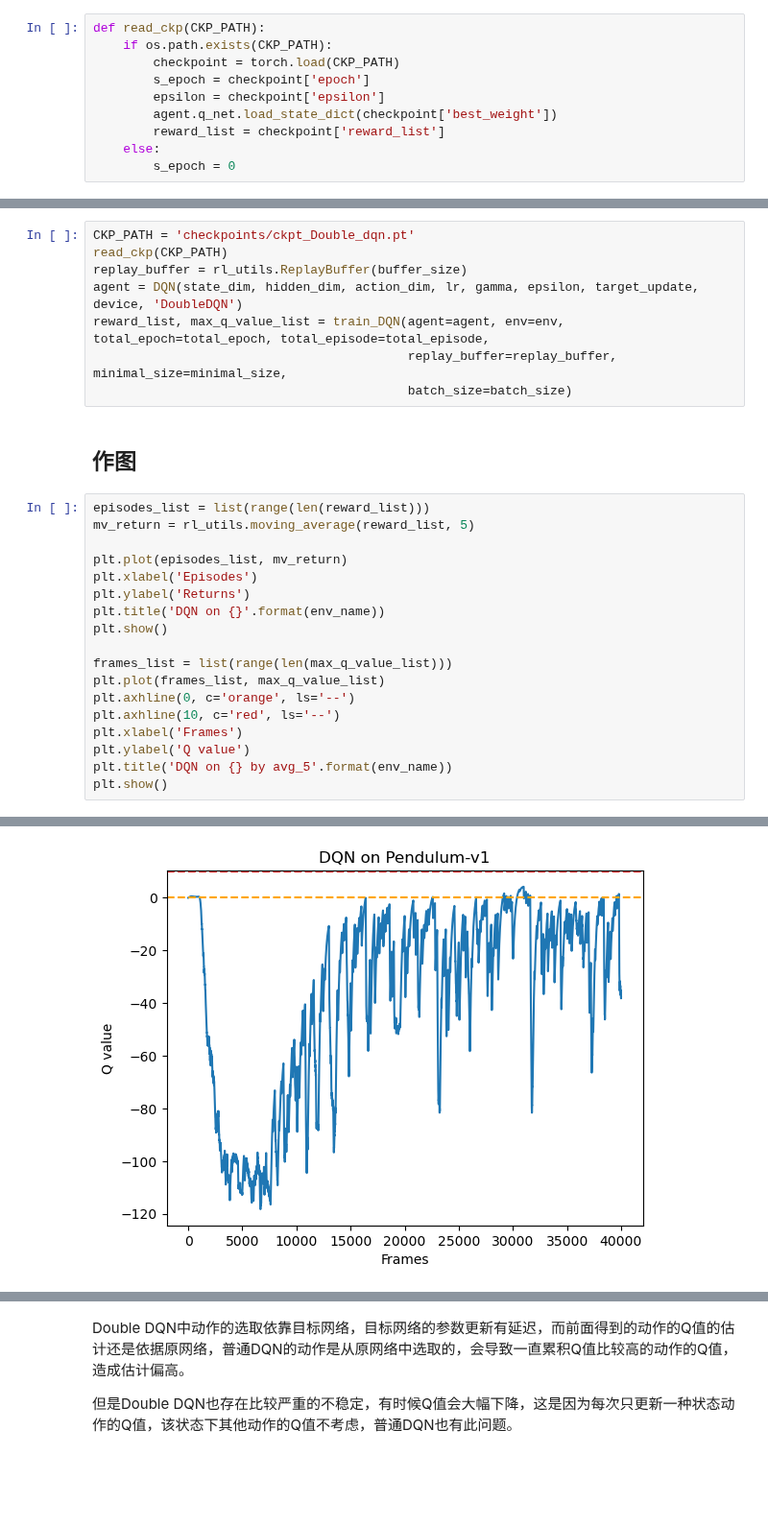
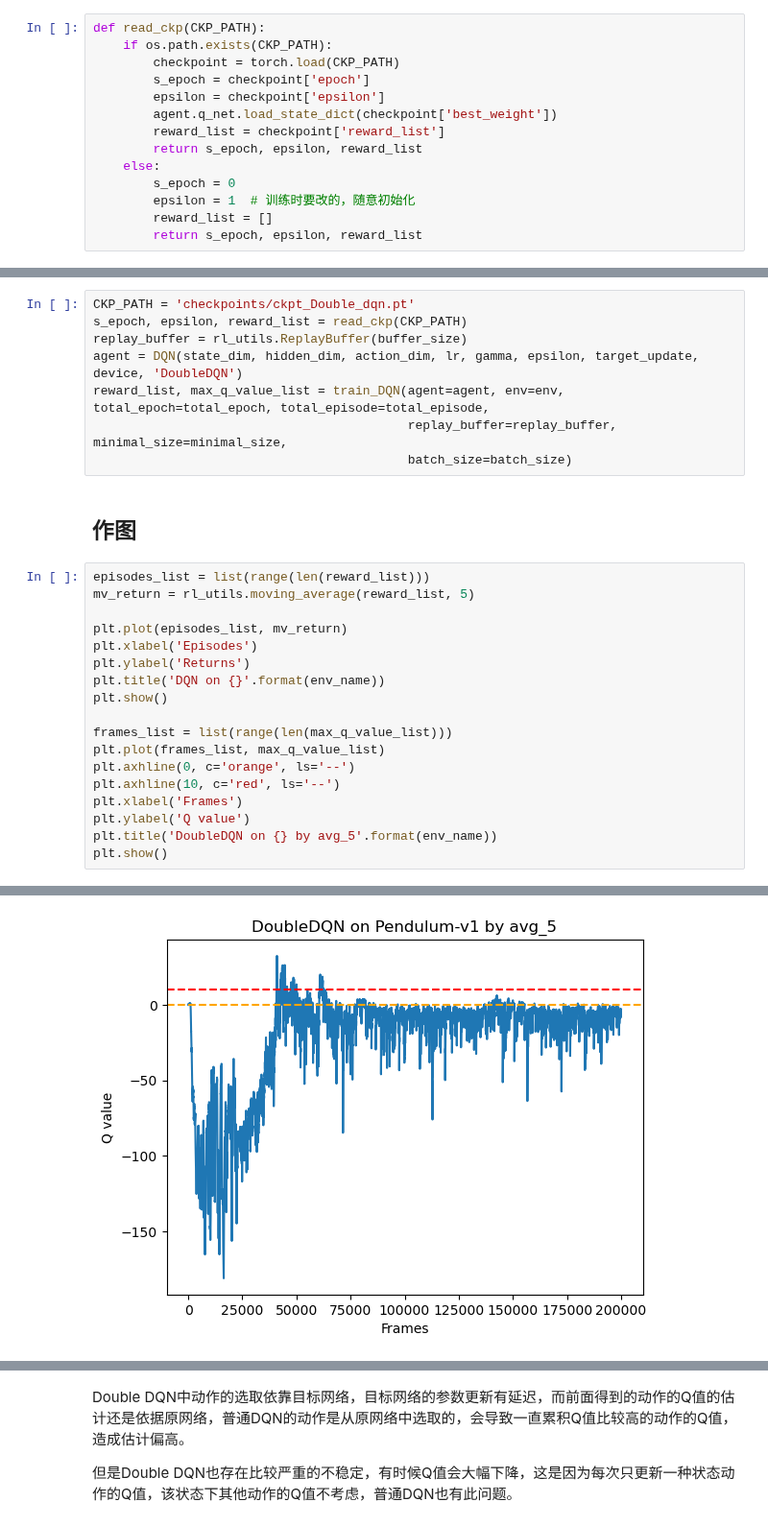
Before and after one commit to Aegis1863/ML_practice, a Jupyter notebook: 强化学习笔记/08_DQN改进.ipynb, the cells around one changed output, grey strips where cells are left out. Shown at 96% size. Cells and saved outputs as stored; diff of their text form; blank space fills up the shorter version.

```diff
--- a/强化学习笔记/08_DQN改进.ipynb
+++ b/强化学习笔记/08_DQN改进.ipynb
@@ -235,8 +235,12 @@ def read_ckp(CKP_PATH):
         epsilon = checkpoint['epsilon']
         agent.q_net.load_state_dict(checkpoint['best_weight'])
         reward_list = checkpoint['reward_list']
+        return s_epoch, epsilon, reward_list
     else:
         s_epoch = 0
+        epsilon = 1  # 训练时要改的，随意初始化
+        reward_list = []
+        return s_epoch, epsilon, reward_list
 # %% [markdown]
 # 训练普通DQN
 # %%
@@ -317,7 +321,7 @@ show_gym_policy(env_name, agent.q_net)
 # 训练Double DQN
 # %%
 CKP_PATH = 'checkpoints/ckpt_Double_dqn.pt'
-read_ckp(CKP_PATH)
+s_epoch, epsilon, reward_list = read_ckp(CKP_PATH)
 replay_buffer = rl_utils.ReplayBuffer(buffer_size)
 agent = DQN(state_dim, hidden_dim, action_dim, lr, gamma, epsilon, target_update, device, 'DoubleDQN')
 reward_list, max_q_value_list = train_DQN(agent=agent, env=env, total_epoch=total_epoch, total_episode=total_episode,
@@ -341,6 +345,6 @@ plt.axhline(0, c='orange', ls='--')
 plt.axhline(10, c='red', ls='--')
 plt.xlabel('Frames')
 plt.ylabel('Q value')
-plt.title('DQN on {} by avg_5'.format(env_name))
+plt.title('DoubleDQN on {} by avg_5'.format(env_name))
 plt.show()
 # %% [output]
@@ -348,2 +352,2 @@ plt.show()
-[figure, old version]
+[figure, new version]
 # %% [markdown]
```
Also changed, not shown: parts of 8 cells of this notebook, 6 other files.
